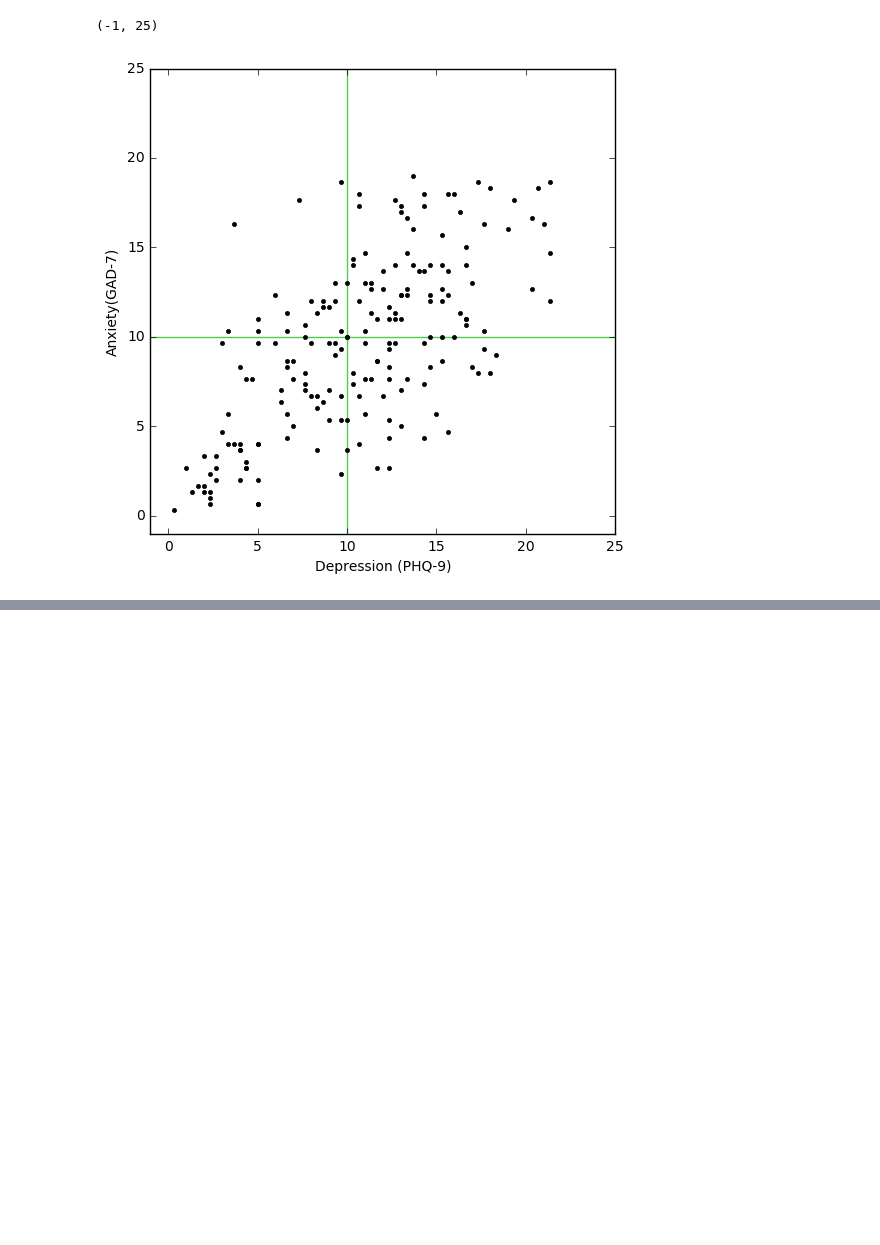
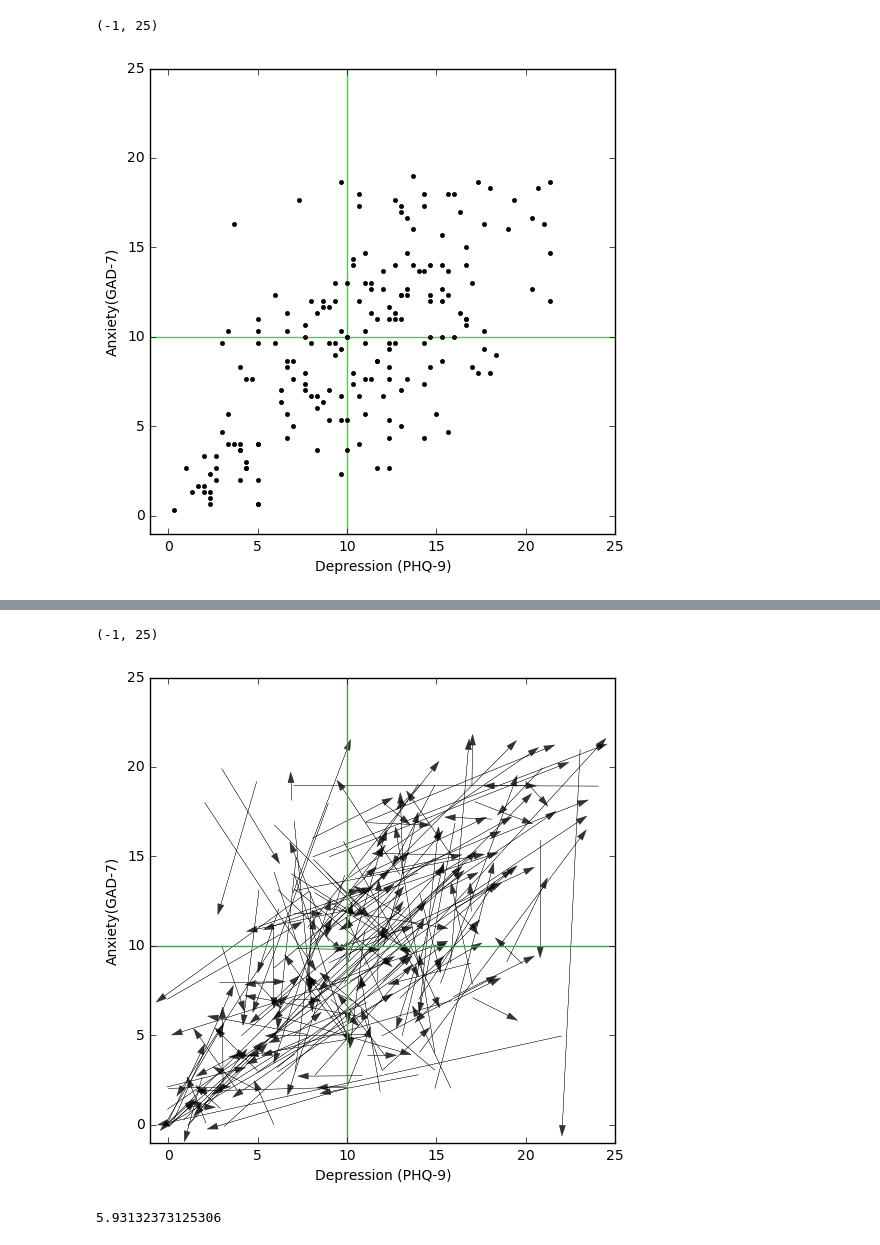
Before and after one commit to sosata/CS120DataAnalysis, a Jupyter notebook: Assessment/show_depression_vs_anxiety.ipynb, the cells around one changed output, grey strips where cells are left out. Drawn from its saved outputs; the diff is of its cells as text; code cells hidden in the pictures; blank space fills up the shorter version.

Commit message:
add arrows

```diff
--- a/Assessment/show_depression_vs_anxiety.ipynb
+++ b/Assessment/show_depression_vs_anxiety.ipynb
@@ -39 +76,26 @@ plt.ylim([-1,25])
+# %%
+a_noise = .1
+plt.figure(figsize=[6,6])
+plt.plot([10,10],[-1,25],color=(.3,.6,.3),linestyle='-')
+plt.plot([-1,25],[10,10],color=(.3,.6,.3),linestyle='-')
+noise_phq = a_noise*np.random.randn(ass.shape[0],2)
+noise_gad = a_noise*np.random.randn(ass.shape[0],2)
+ax = plt.axes()
+for i in range(ass.shape[0]):
+    ax.arrow(ass.loc[i,'PHQ9 W0']+a_noise*np.random.randn(),\
+             ass.loc[i,'GAD7 W0']+a_noise*np.random.randn(),\
+             ass.loc[i,'PHQ9 W6']-ass.loc[i,'PHQ9 W0']+a_noise*np.random.randn(),\
+             ass.loc[i,'GAD7 W6']-ass.loc[i,'GAD7 W0']+a_noise*np.random.randn(), head_width=0.35, head_length=.6, fc='k', ec='k',\
+             alpha=.8, linewidth=.25)
+plt.xlabel('Depression (PHQ-9)')
+plt.ylabel('Anxiety(GAD-7)')
+plt.xlim([-1,25])
+plt.ylim([-1,25])
+# %% [output]
+(-1, 25)
+[figure, added]
+# %%
+ass.loc[i,'PHQ9 W0']+a_noise*np.random.randn()
+# %% [output]
+5.93132373125306
 # %%
```
Also changed, not shown: parts of 6 cells of this notebook, 1 other file.
